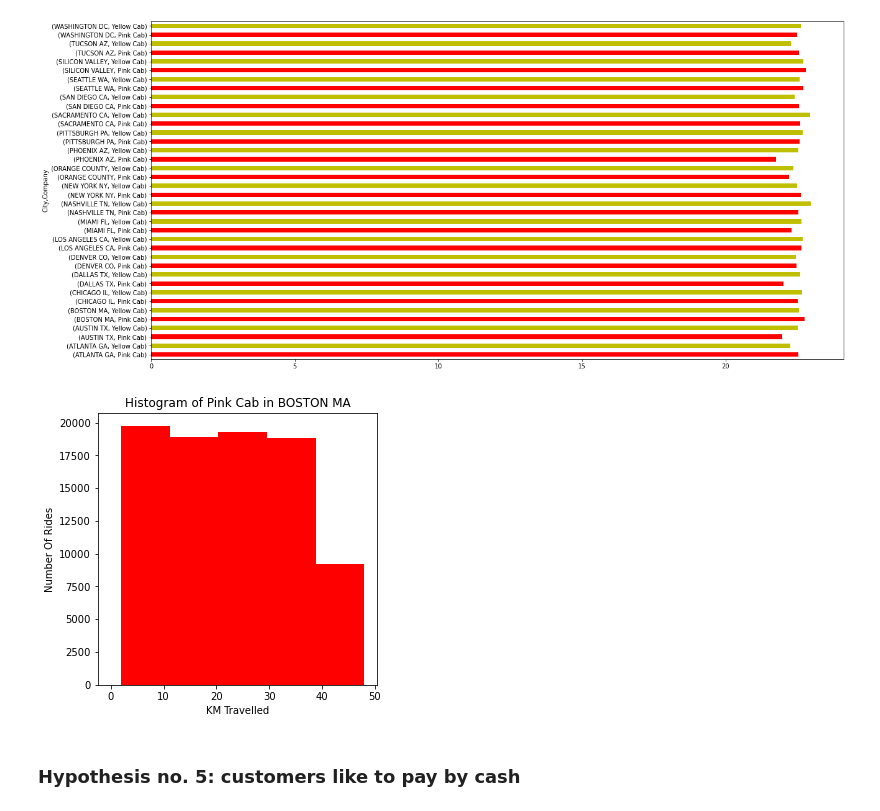
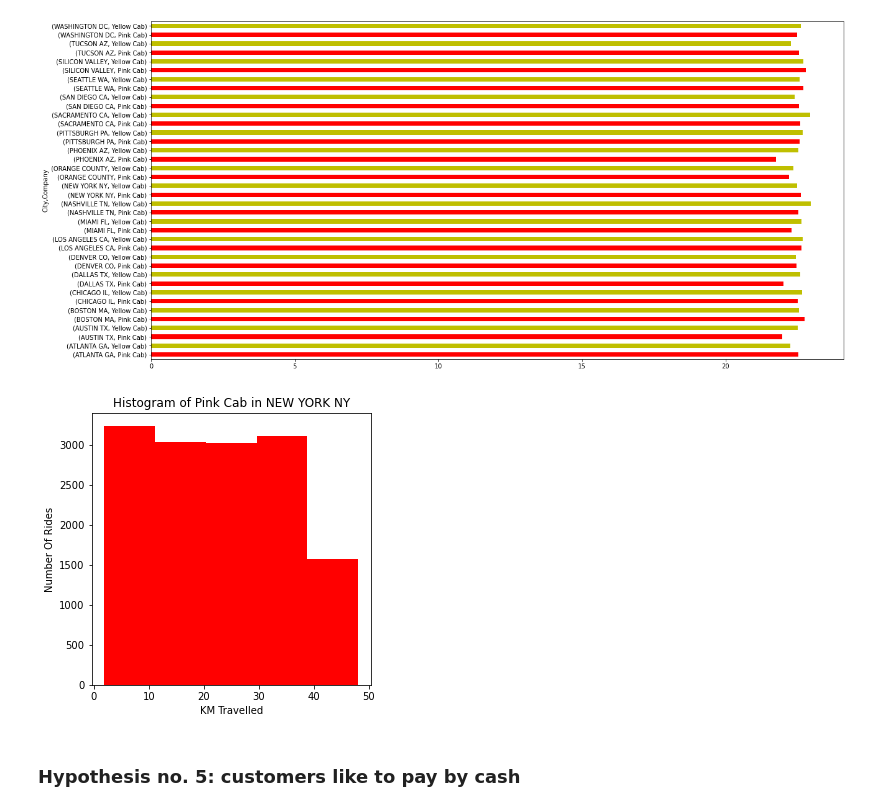
Before and after one commit to DataGlacier/VC, a Jupyter notebook: G2M_Cabs/EDA notebook.ipynb, the cells around one changed output. Drawn from its saved outputs; the diff is of its cells as text; code cells hidden in the pictures.

```diff
--- a/DataSets-main/EDA notebook.ipynb
+++ b/G2M_Cabs/EDA notebook.ipynb
@@ -300,23 +355,25 @@ cost_per_km.groupby(['City', 'Company'])['KM Travelled'].mean().plot.barh(x='Cit
 [figure]
 # %%
 # To support above, generating histograms for each company
-company = ['Yellow Cab', 'Pink Cab']
-city = ['NEW YORK NY', 'CHICAGO IL', 'LOS ANGELES CA', 'MIAMI FL', 'SILICON VALLEY', 'ORANGE COUNTY', 'SAN DIEGO CA',
-        'PHOENIX AZ', 'DALLAS TX', 'ATLANTA GA', 'DENVER CO', 'AUSTIN TX', 'SEATTLE WA', 'TUCSON AZ', 'SAN FRANCISCO CA',
-        'SACRAMENTO CA', 'PITTSBURGH PA', 'WASHINGTON DC', 'NASHVILLE TN', 'BOSTON MA']
+company = ['Pink Cab']
+# ['Yellow Cab', 'Pink Cab']
+city = ['NEW YORK NY']
+# ['NEW YORK NY', 'CHICAGO IL', 'LOS ANGELES CA', 'MIAMI FL', 'SILICON VALLEY', 'ORANGE COUNTY', 'SAN DIEGO CA',
+#        'PHOENIX AZ', 'DALLAS TX', 'ATLANTA GA', 'DENVER CO', 'AUSTIN TX', 'SEATTLE WA', 'TUCSON AZ', 'SAN FRANCISCO CA',
+#        'SACRAMENTO CA', 'PITTSBURGH PA', 'WASHINGTON DC', 'NASHVILLE TN', 'BOSTON MA']
 for i in company:
     cost_per_comp = cost_per_km.loc[cost_per_km['Company'] == i]
     for j in city:
         cost_per_comp = cost_per_comp.loc[cost_per_km['City'] == j]
         cost_per_comp['KM Travelled'].plot(kind='hist',
                                            bins=5,
                                            title=f'Histogram of {i} in {j}',
                                            figsize=(5,5),
                                            color=colors)
         plt.xlabel('KM Travelled')
         plt.ylabel("Number Of Rides")
 # %% [output]
-[figure, old version]
+[figure, new version]
 # %% [markdown]
 ### Hypothesis no. 5: customers like to pay by cash
 # %%
```
Also changed, not shown: parts of 21 cells of this notebook, 18 other files.
